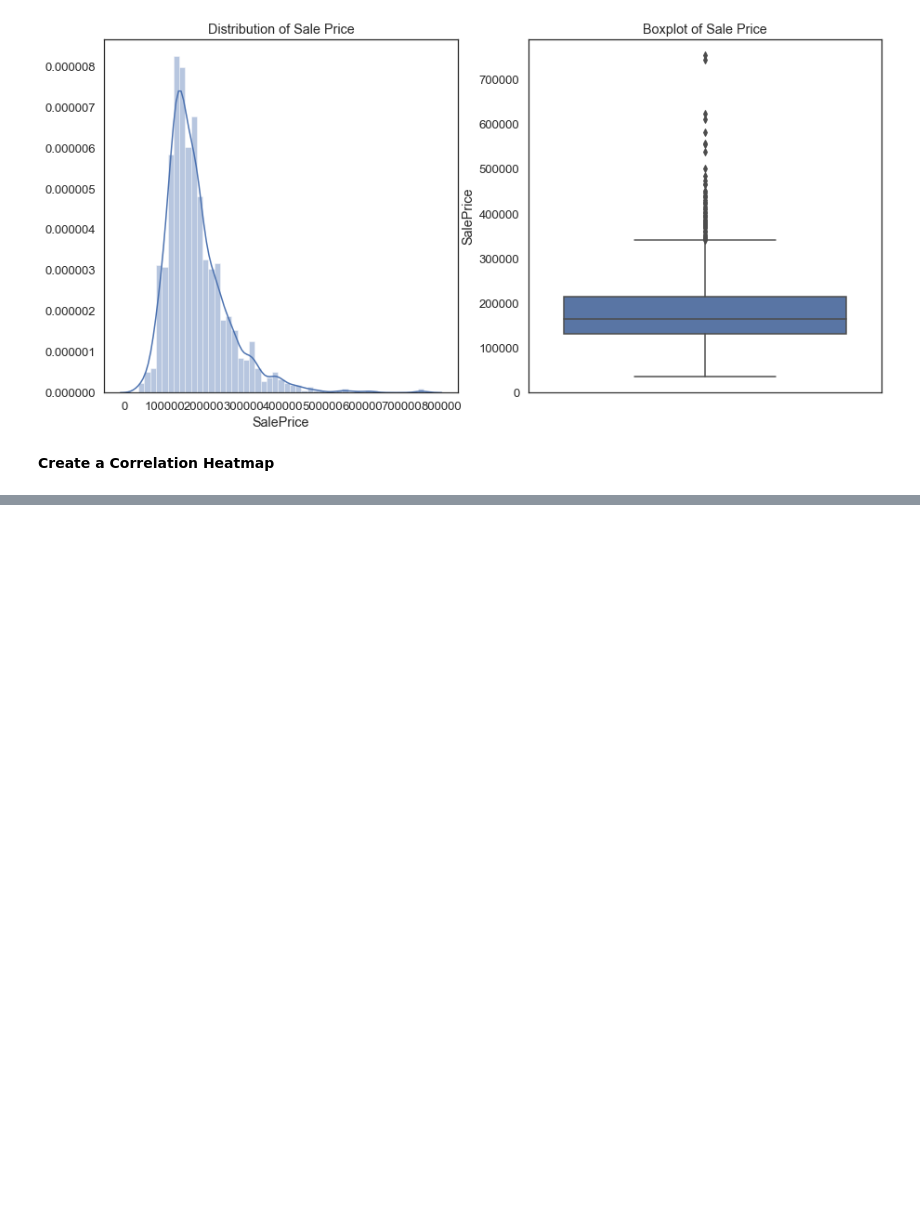
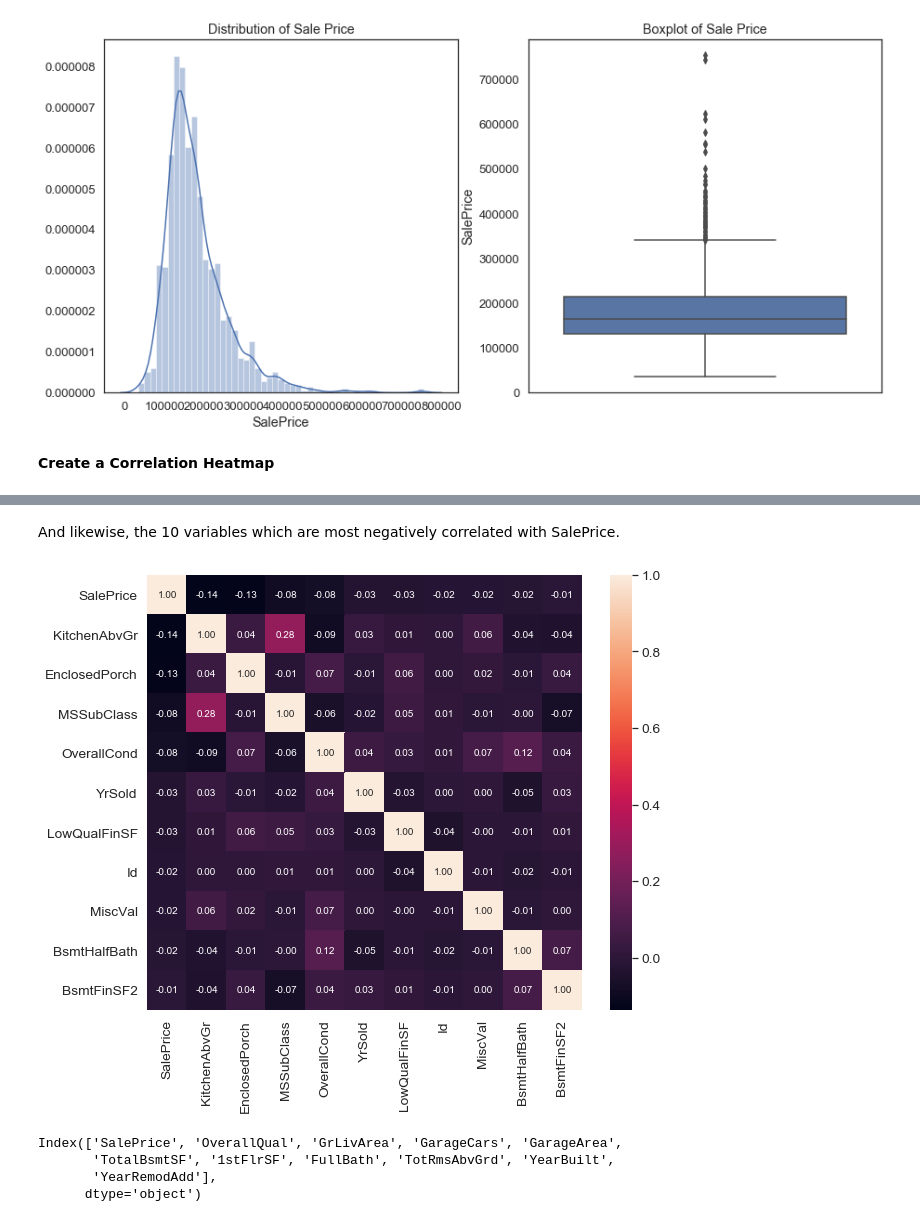
Before and after one commit to amypeniston/kaggle-competitions, a Jupyter notebook: house-prices/1_EDA.ipynb, the cells around one changed output, grey strips where cells are left out. Drawn from its saved outputs; the diff is of its cells as text; code cells hidden in the pictures; blank space fills up the shorter version.

```diff
--- a/house-prices/1_EDA.ipynb
+++ b/house-prices/1_EDA.ipynb
@@ -156,0 +189,18 @@ plt.show()
+# %% [markdown]
+And likewise, the 10 variables which are most negatively correlated with SalePrice.
+# %%
+k = 10 #number of variables for heatmap
+cols_negative = np.append(['SalePrice'], corr_matrix.nsmallest(k, 'SalePrice')['SalePrice'].index.values)
+cm = np.corrcoef(train[cols_negative].values.T)
+sns.set(font_scale=1.25)
+hm = sns.heatmap(cm, cbar=True, annot=True, square=True, fmt='.2f', annot_kws={'size': 10}, yticklabels=cols_negative, xticklabels=cols_negative)
+plt.show()
+# %% [output]
+[figure, added]
+# %%
+cols_positive
+# %% [output]
+Index(['SalePrice', 'OverallQual', 'GrLivArea', 'GarageCars', 'GarageArea',
+       'TotalBsmtSF', '1stFlrSF', 'FullBath', 'TotRmsAbvGrd', 'YearBuilt',
+       'YearRemodAdd'],
+      dtype='object')
```
Also changed, not shown: parts of 17 cells of this notebook.
